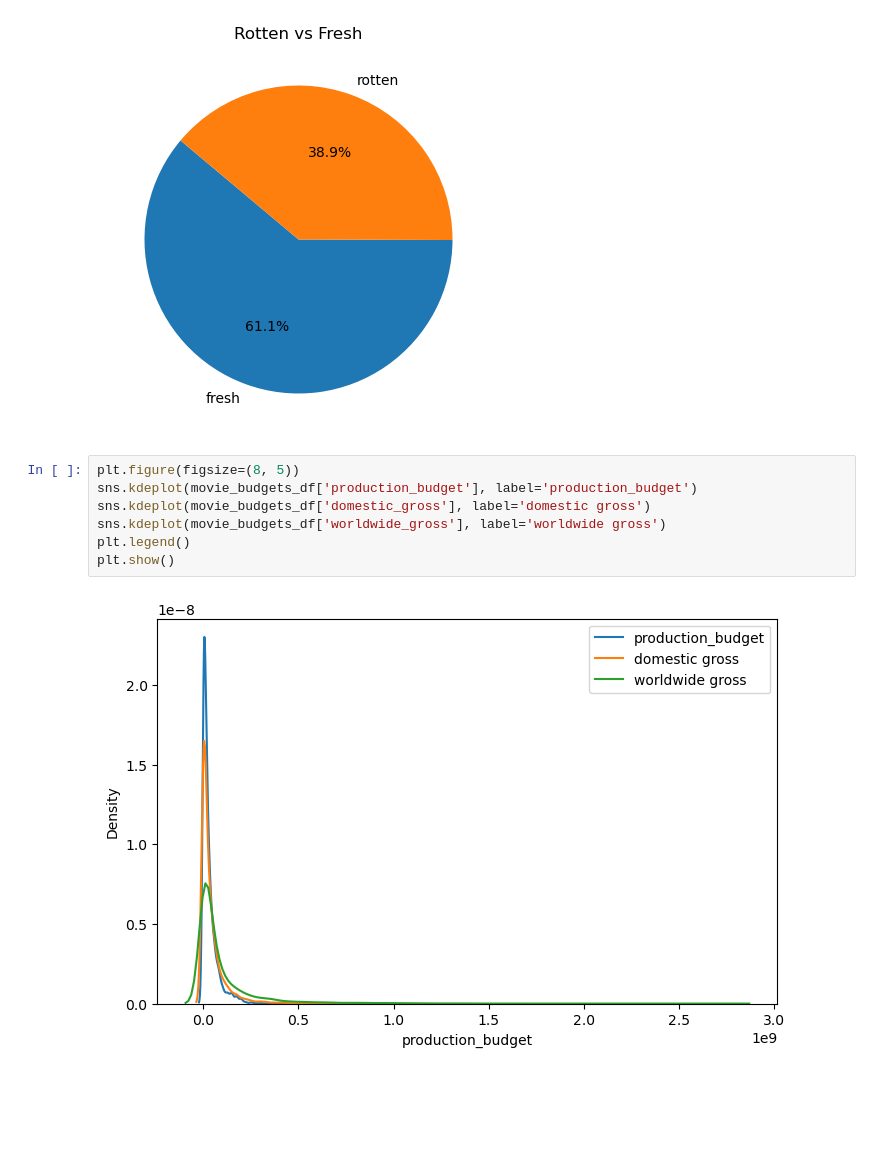
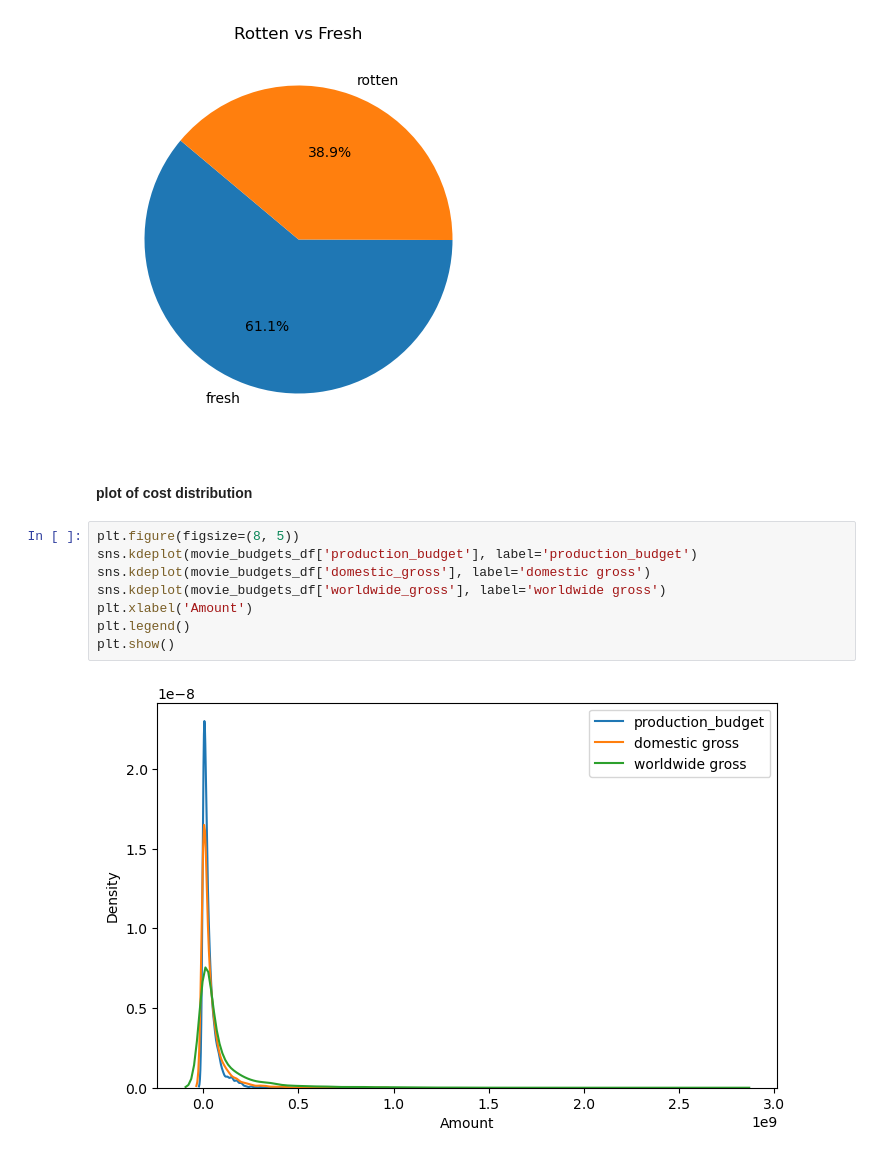
Before and after one commit to kev065/movie-studio-project, a Jupyter notebook: index.ipynb, the cells around one changed output. Drawn from its saved outputs; the diff is of its cells as text; blank space fills up the shorter version.

```diff
--- a/index.ipynb
+++ b/index.ipynb
@@ -397,12 +401,15 @@ plt.title('Rotten vs Fresh')
 plt.show()
 # %% [output]
 [figure]
+# %% [markdown]
+#### plot of cost distribution
 # %%
 plt.figure(figsize=(8, 5))
 sns.kdeplot(movie_budgets_df['production_budget'], label='production_budget')
 sns.kdeplot(movie_budgets_df['domestic_gross'], label='domestic gross')
 sns.kdeplot(movie_budgets_df['worldwide_gross'], label='worldwide gross')
+plt.xlabel('Amount')
 plt.legend()
 plt.show()
 # %% [output]
-[figure, old version]
+[figure, new version]
```
Also changed, not shown: parts of 17 cells of this notebook, 2 other files.
